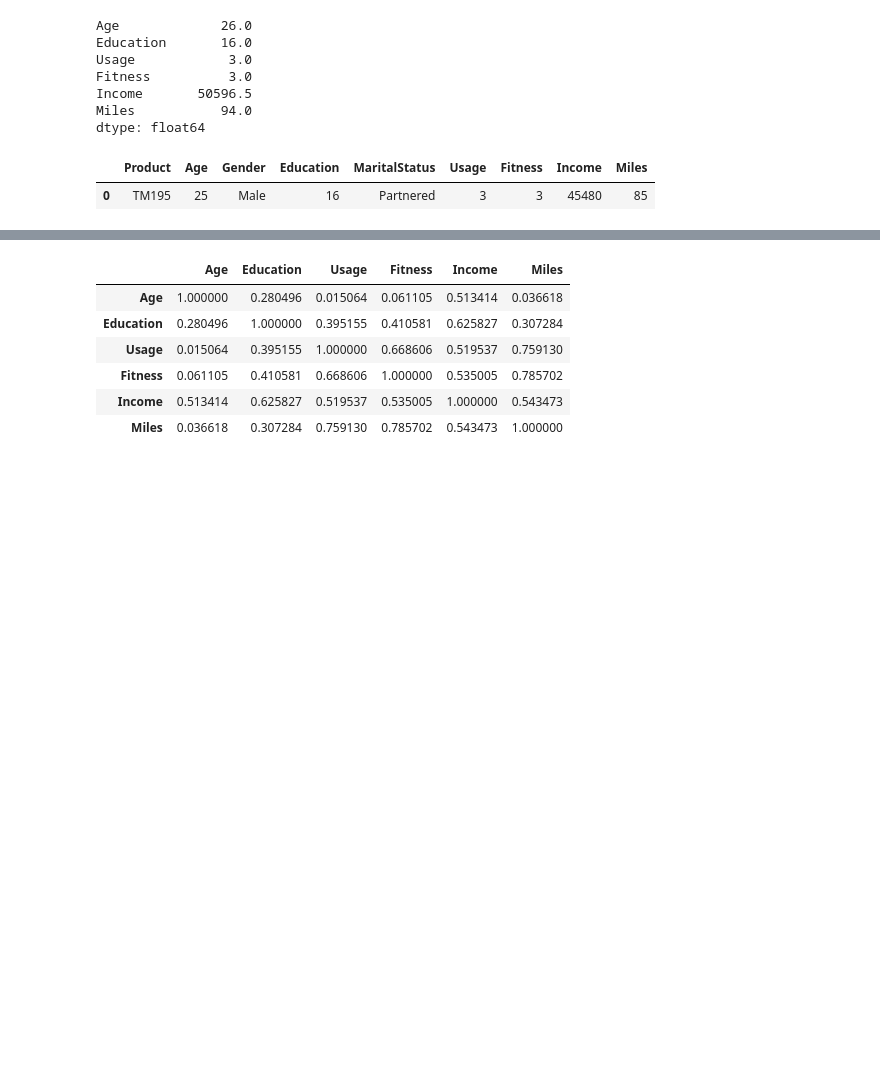
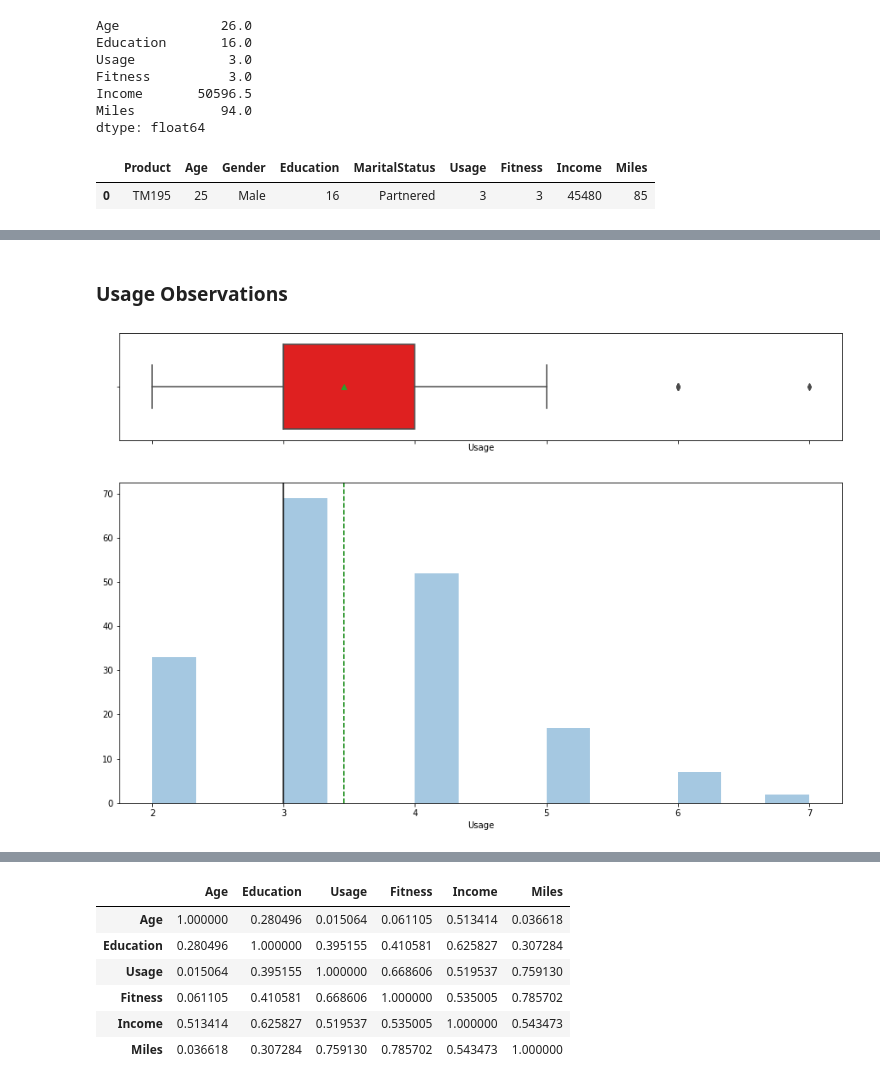
Before and after one commit to hanesi/DSBA-Cert-Course, a Jupyter notebook: Module 1/Project/CardioGoodFitnessProject.ipynb, the cells around one changed output, grey strips where cells are left out. Drawn from its saved outputs; the diff is of its cells as text; code cells hidden in the pictures; blank space fills up the shorter version.

```diff
--- a/Module 1/Project/CardioGoodFitnessProject.ipynb
+++ b/Module 1/Project/CardioGoodFitnessProject.ipynb
@@ -95,0 +176,6 @@ df.mode()
+# %% [markdown]
+### Usage Observations
+# %%
+histogram_boxplot(df.Usage)
+# %% [output]
+[figure, added]
```
Also changed, not shown: parts of 34 cells of this notebook.
